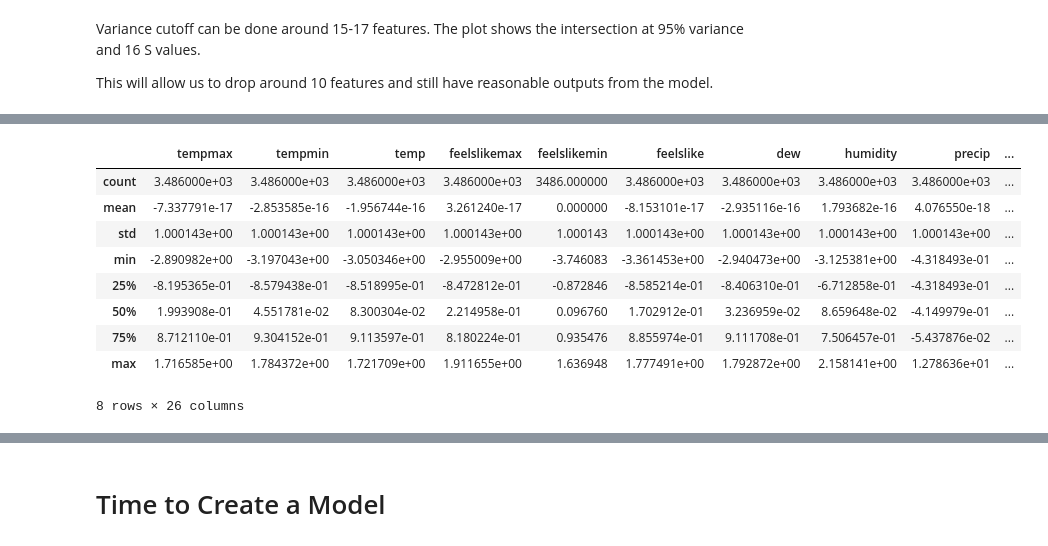
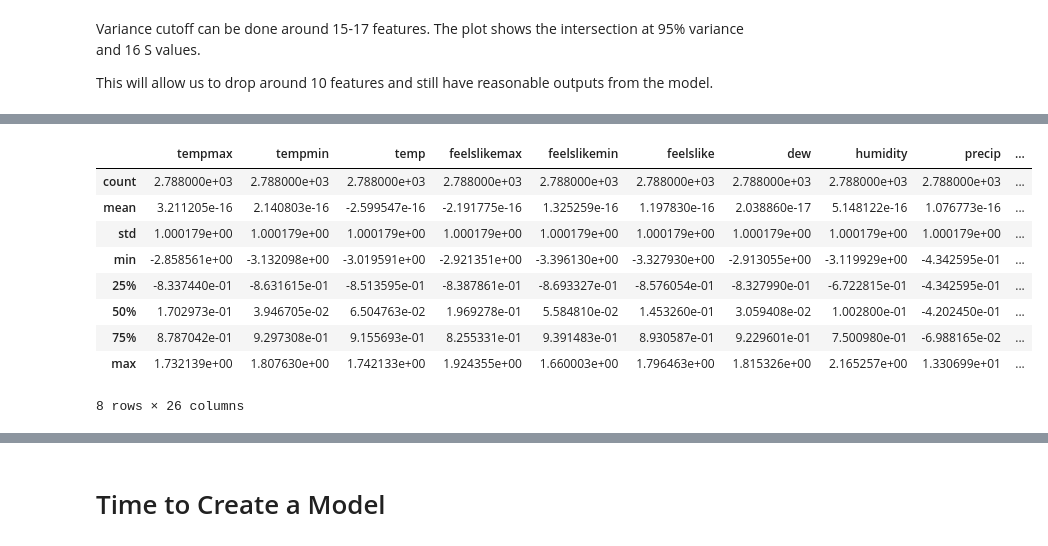
Before and after one commit to BBotzer/DAAN881_Team1, a Jupyter notebook: opioid_analytics/notebooks/modeling_phase_1_bb.ipynb, the cells around one changed output, grey strips where cells are left out. Saved outputs shown, nothing was run; the diff lists cells and outputs as text; code cells hidden in the pictures.

```diff
--- a/opioid_analytics/notebooks/modeling_phase_1_bb.ipynb
+++ b/opioid_analytics/notebooks/modeling_phase_1_bb.ipynb
@@ -60,6 +67,8 @@ data
 | 3484 | 59.2 | 44.5 | 51.1 | 59.2 | 37.4 | 47.9 | 33.0 | 51.5 | 0.019 | ... |
 | 3485 | 81.1 | 45.0 | 64.1 | 79.9 | 39.9 | 62.9 | 39.5 | 42.6 | 0.001 | ... |
 3486 rows × 27 columns
+# %%
+data = data.drop('cloudcover', axis=1)
 # %%
 # Split the inputs and targets
 
@@ -83,0 +121,3 @@ inputs
+# %%
+# Split the data
+X_train, X_test, y_train, y_test = sk.model_selection.train_test_split(inputs, target, test_size=0.2, random_state=42)
@@ -90,9 +138,9 @@ This will allow us to drop around 10 features and still have reasonable outputs
 # %%
 # This will center and scale the dataset for PCA
 scaler = StandardScaler()
-scaled_inputs = scaler.fit_transform(inputs)
+scaled_X_train = scaler.fit_transform(X_train)
 # Remake a DF so we can see the described data to ensure the scaler worked
-scaled_inputs_df = pd.DataFrame(scaled_inputs, columns=inputs.columns)
-scaled_inputs_df
+scaled_X_train_df = pd.DataFrame(scaled_X_train, columns=inputs.columns)
+scaled_X_train_df
 # %% [output]
 |  | tempmax | tempmin | temp | feelslikemax | feelslikemin | feelslike | dew | humidity | precip | ... |
@@ -111,14 +159,14 @@ scaled_inputs_df
 # %%
 # Check for centering (mean = 0) and standardization
-scaled_inputs_df.describe()
+scaled_X_train_df.describe()
 # %% [output]
 |  | tempmax | tempmin | temp | feelslikemax | feelslikemin | feelslike | dew | humidity | precip | ... |
-| count | 3.486000e+03 | 3.486000e+03 | 3.486000e+03 | 3.486000e+03 | 3486.000000 | 3.486000e+03 | 3.486000e+03 | 3.486000e+03 | 3.486000e+03 | ... |
-| mean | -7.337791e-17 | -2.853585e-16 | -1.956744e-16 | 3.261240e-17 | 0.000000 | -8.153101e-17 | -2.935116e-16 | 1.793682e-16 | 4.076550e-18 | ... |
-| std | 1.000143e+00 | 1.000143e+00 | 1.000143e+00 | 1.000143e+00 | 1.000143 | 1.000143e+00 | 1.000143e+00 | 1.000143e+00 | 1.000143e+00 | ... |
-| min | -2.890982e+00 | -3.197043e+00 | -3.050346e+00 | -2.955009e+00 | -3.746083 | -3.361453e+00 | -2.940473e+00 | -3.125381e+00 | -4.318493e-01 | ... |
-| 25% | -8.195365e-01 | -8.579438e-01 | -8.518995e-01 | -8.472812e-01 | -0.872846 | -8.585214e-01 | -8.406310e-01 | -6.712858e-01 | -4.318493e-01 | ... |
-| 50% | 1.993908e-01 | 4.551781e-02 | 8.300304e-02 | 2.214958e-01 | 0.096760 | 1.702912e-01 | 3.236959e-02 | 8.659648e-02 | -4.149979e-01 | ... |
-| 75% | 8.712110e-01 | 9.304152e-01 | 9.113597e-01 | 8.180224e-01 | 0.935476 | 8.855974e-01 | 9.111708e-01 | 7.506457e-01 | -5.437876e-02 | ... |
-| max | 1.716585e+00 | 1.784372e+00 | 1.721709e+00 | 1.911655e+00 | 1.636948 | 1.777491e+00 | 1.792872e+00 | 2.158141e+00 | 1.278636e+01 | ... |
+| count | 2.788000e+03 | 2.788000e+03 | 2.788000e+03 | 2.788000e+03 | 2.788000e+03 | 2.788000e+03 | 2.788000e+03 | 2.788000e+03 | 2.788000e+03 | ... |
+| mean | 3.211205e-16 | 2.140803e-16 | -2.599547e-16 | -2.191775e-16 | 1.325259e-16 | 1.197830e-16 | 2.038860e-17 | 5.148122e-16 | 1.076773e-16 | ... |
+| std | 1.000179e+00 | 1.000179e+00 | 1.000179e+00 | 1.000179e+00 | 1.000179e+00 | 1.000179e+00 | 1.000179e+00 | 1.000179e+00 | 1.000179e+00 | ... |
+| min | -2.858561e+00 | -3.132098e+00 | -3.019591e+00 | -2.921351e+00 | -3.396130e+00 | -3.327930e+00 | -2.913055e+00 | -3.119929e+00 | -4.342595e-01 | ... |
+| 25% | -8.337440e-01 | -8.631615e-01 | -8.513595e-01 | -8.387861e-01 | -8.693327e-01 | -8.576054e-01 | -8.327990e-01 | -6.722815e-01 | -4.342595e-01 | ... |
+| 50% | 1.702973e-01 | 3.946705e-02 | 6.504763e-02 | 1.969278e-01 | 5.584810e-02 | 1.453260e-01 | 3.059408e-02 | 1.002800e-01 | -4.202450e-01 | ... |
+| 75% | 8.787042e-01 | 9.297308e-01 | 9.155693e-01 | 8.255331e-01 | 9.391483e-01 | 8.930587e-01 | 9.229601e-01 | 7.500980e-01 | -6.988165e-02 | ... |
+| max | 1.732139e+00 | 1.807630e+00 | 1.742133e+00 | 1.924355e+00 | 1.660003e+00 | 1.796463e+00 | 1.815326e+00 | 2.165257e+00 | 1.330699e+01 | ... |
 8 rows × 26 columns
```
Also changed, not shown: parts of 31 cells of this notebook, 6 other files.
